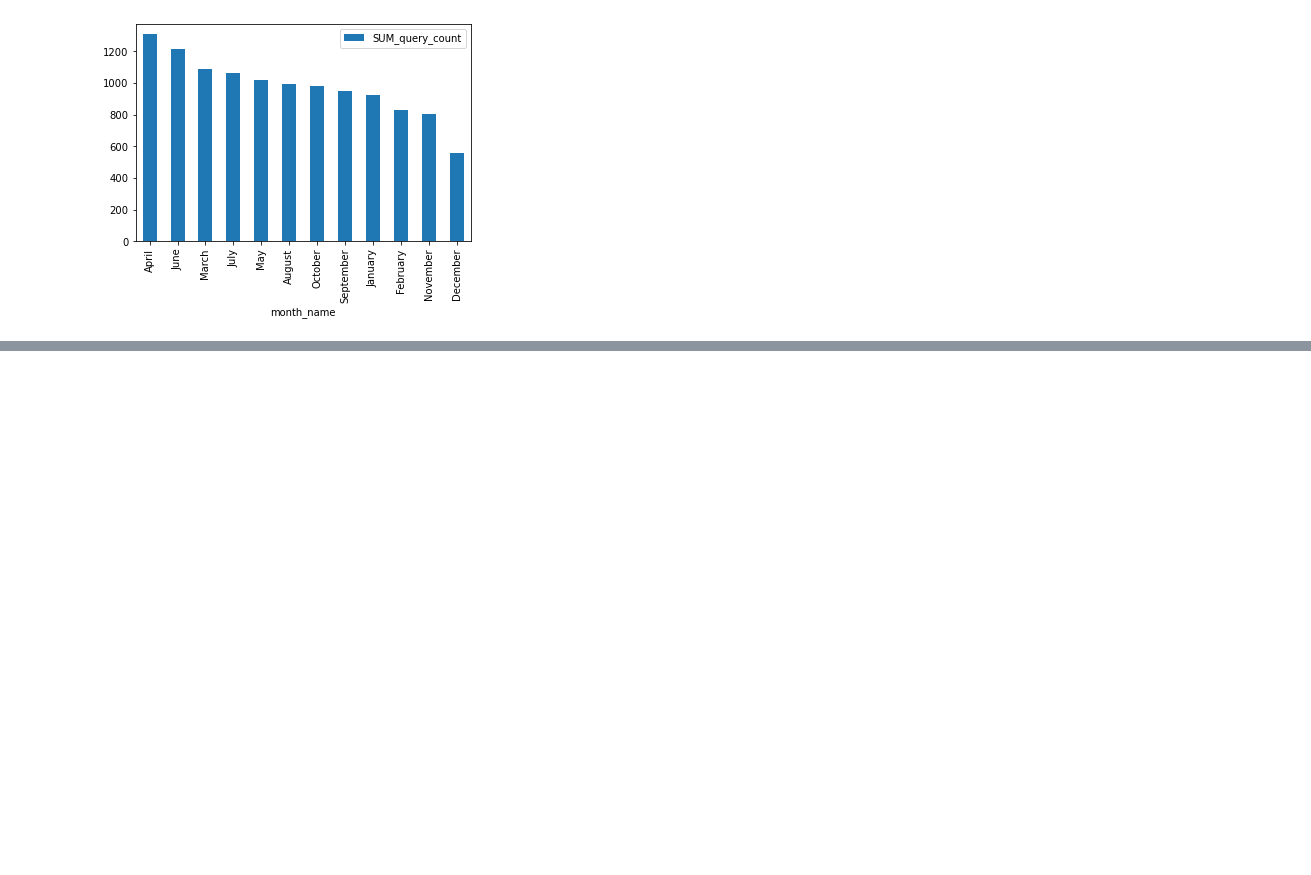
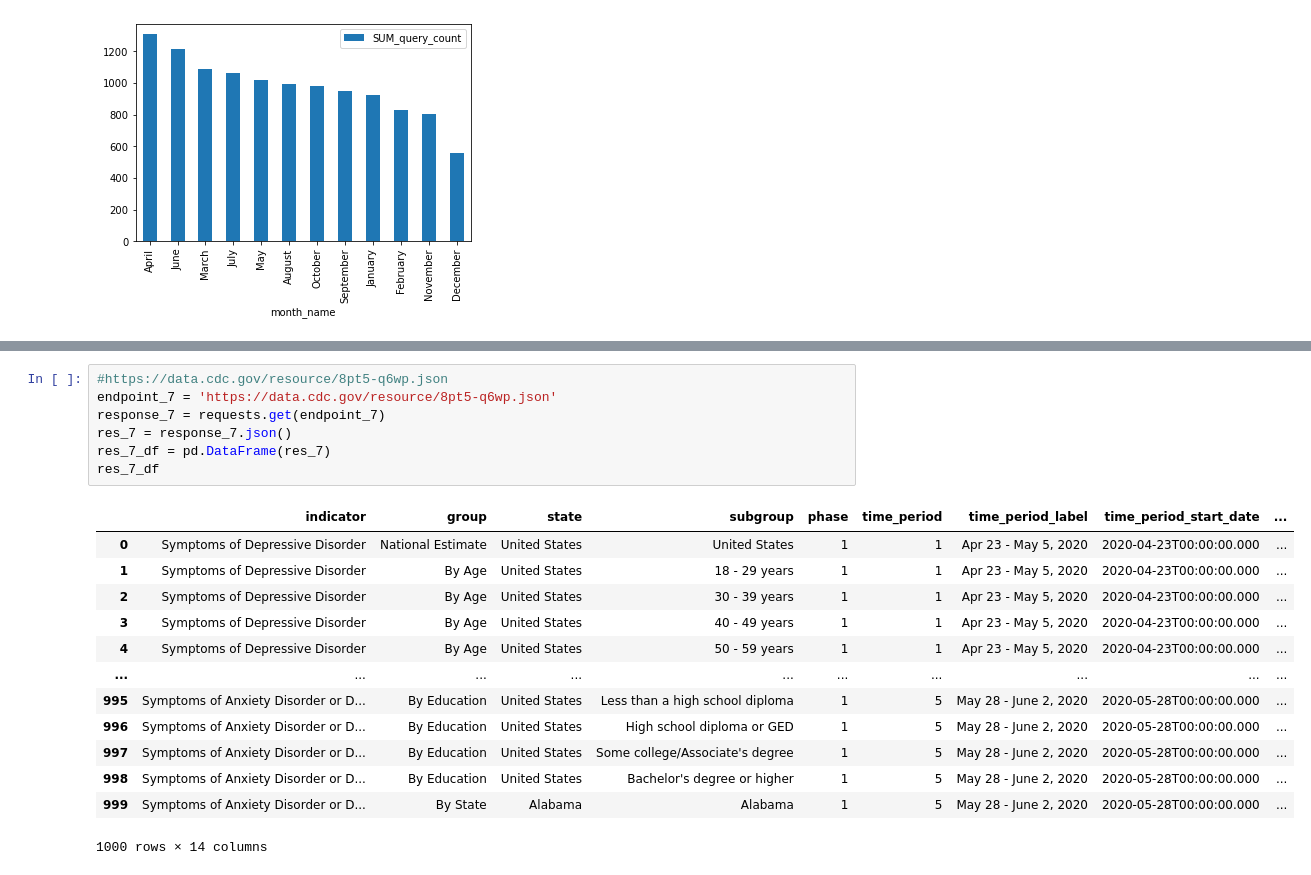
Before and after one commit to NSS-Data-Analytics-Cohort-6/socrata-api-robschulteis, a Jupyter notebook: notebooks/api_proj.ipynb, the cells around one changed output, grey strips where cells are left out. Drawn from its saved outputs; the diff is of its cells as text; blank space fills up the shorter version.

Commit message:
started bones

```diff
--- a/notebooks/api_proj.ipynb
+++ b/notebooks/api_proj.ipynb
@@ -235,0 +279,21 @@ res_total_m_df.plot(x='month_name', y='SUM_query_count', kind='bar')
+# %%
+#https://data.cdc.gov/resource/8pt5-q6wp.json
+endpoint_7 = 'https://data.cdc.gov/resource/8pt5-q6wp.json'
+response_7 = requests.get(endpoint_7)
+res_7 = response_7.json()
+res_7_df = pd.DataFrame(res_7)
+res_7_df
+# %% [output]
+|  | indicator | group | state | subgroup | phase | time_period | time_period_label | time_period_start_date | ... |
+| 0 | Symptoms of Depressive Disorder | National Estimate | United States | United States | 1 | 1 | Apr 23 - May 5, 2020 | 2020-04-23T00:00:00.000 | ... |
+| 1 | Symptoms of Depressive Disorder | By Age | United States | 18 - 29 years | 1 | 1 | Apr 23 - May 5, 2020 | 2020-04-23T00:00:00.000 | ... |
+| 2 | Symptoms of Depressive Disorder | By Age | United States | 30 - 39 years | 1 | 1 | Apr 23 - May 5, 2020 | 2020-04-23T00:00:00.000 | ... |
+| 3 | Symptoms of Depressive Disorder | By Age | United States | 40 - 49 years | 1 | 1 | Apr 23 - May 5, 2020 | 2020-04-23T00:00:00.000 | ... |
+| 4 | Symptoms of Depressive Disorder | By Age | United States | 50 - 59 years | 1 | 1 | Apr 23 - May 5, 2020 | 2020-04-23T00:00:00.000 | ... |
+| ... | ... | ... | ... | ... | ... | ... | ... | ... | ... |
+| 995 | Symptoms of Anxiety Disorder or D... | By Education | United States | Less than a high school diploma | 1 | 5 | May 28 - June 2, 2020 | 2020-05-28T00:00:00.000 | ... |
+| 996 | Symptoms of Anxiety Disorder or D... | By Education | United States | High school diploma or GED | 1 | 5 | May 28 - June 2, 2020 | 2020-05-28T00:00:00.000 | ... |
+| 997 | Symptoms of Anxiety Disorder or D... | By Education | United States | Some college/Associate's degree | 1 | 5 | May 28 - June 2, 2020 | 2020-05-28T00:00:00.000 | ... |
+| 998 | Symptoms of Anxiety Disorder or D... | By Education | United States | Bachelor's degree or higher | 1 | 5 | May 28 - June 2, 2020 | 2020-05-28T00:00:00.000 | ... |
+| 999 | Symptoms of Anxiety Disorder or D... | By State | Alabama | Alabama | 1 | 5 | May 28 - June 2, 2020 | 2020-05-28T00:00:00.000 | ... |
+1000 rows × 14 columns
```
Also changed, not shown: parts of 15 cells of this notebook.
